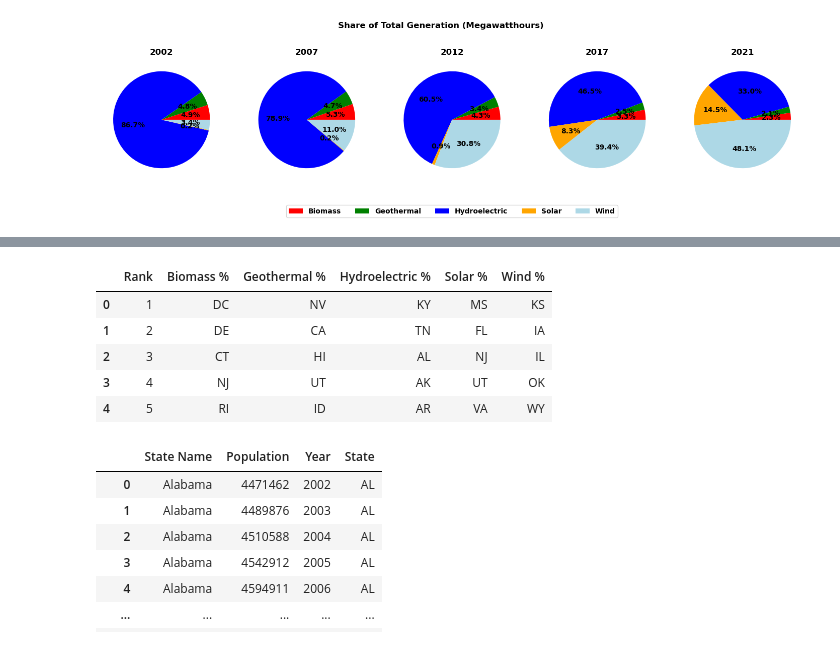
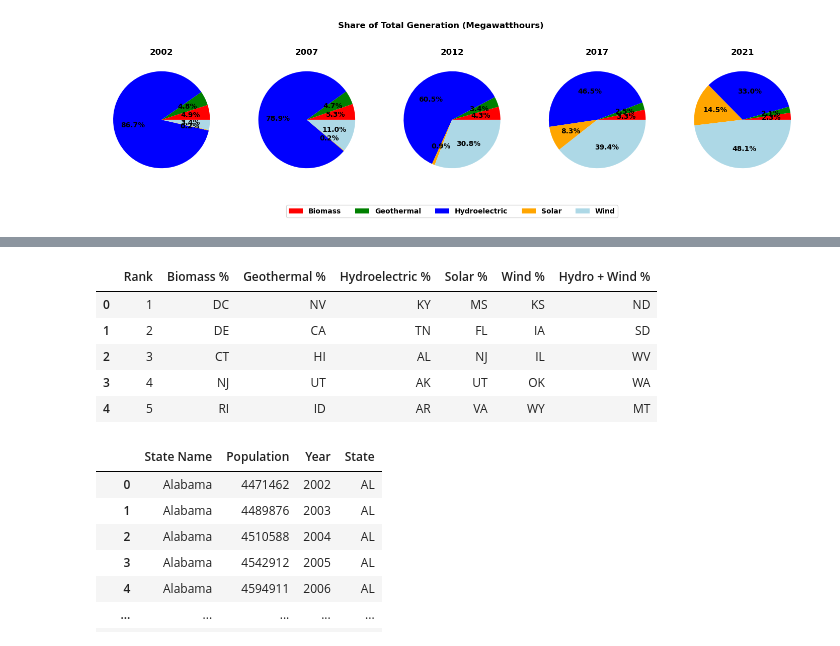
Before and after one commit to jrangel100/Project1, a Jupyter notebook: nrg_project_data-Copy.ipynb, the cells around one changed output, grey strips where cells are left out. Saved outputs shown, nothing was run; the diff lists cells and outputs as text; code cells hidden in the pictures.

```diff
--- a/nrg_project_data-Copy.ipynb
+++ b/nrg_project_data-Copy.ipynb
@@ -235,6 +235,7 @@ state_pct['Geothermal %'] = (state_pct[source_list[1]] / state_pct['Total'])
 state_pct['Hydroelectric %'] = (state_pct[source_list[2]] / state_pct['Total'])
 state_pct['Solar %'] = (state_pct[source_list[3]] / state_pct['Total'])
 state_pct['Wind %'] = (state_pct[source_list[4]] / state_pct['Total'])
-state_pct = state_pct.iloc[:, 6:11]
+state_pct['Hydro + Wind %'] = ((state_pct[source_list[2]] + state_pct[source_list[4]]) / state_pct['Total'])
+state_pct = state_pct.iloc[:, 6:12]
 state_pct
 # %% [output]
@@ -259,33 +260,36 @@ state_pct
 # %%
 ## Look at Top 5 states per Energy Source in 2021
 
 # Sort state_pct table by each Energy Source (descending)
 bio_pct = state_pct.sort_values(by=['Biomass %'], ascending = False)
 bio = list(bio_pct.iloc[0:5, 0].index)
 geo_pct = state_pct.sort_values(by=['Geothermal %'], ascending = False)
 geo = list(geo_pct.iloc[0:5, 1].index)
 hyd_pct = state_pct.sort_values(by=['Hydroelectric %'], ascending = False)
 hyd = list(hyd_pct.iloc[0:5, 2].index)
 sol_pct = state_pct.sort_values(by=['Solar %'], ascending = False)
 sol = list(sol_pct.iloc[0:5, 3].index)
 wnd_pct = state_pct.sort_values(by=['Wind %'], ascending = False)
 wnd = list(wnd_pct.iloc[0:5, 4].index)
+hyd_wnd_pct = state_pct.sort_values(by=['Hydro + Wind %'], ascending = False)
+hyd_wnd = list(hyd_wnd_pct.iloc[0:5, 5].index)
 
 # Create summary dataframe to show the top 5 states for each Energy Source
 summary = pd.DataFrame({'Rank': np.arange(1, 6, 1),
                         'Biomass %': bio,
                         'Geothermal %': geo,
                         'Hydroelectric %': hyd,
                         'Solar %': sol,
-                        'Wind %': wnd})
+                        'Wind %': wnd,
+                        'Hydro + Wind %': hyd_wnd})
 summary
 # %% [output]
-|  | Rank | Biomass % | Geothermal % | Hydroelectric % | Solar % | Wind % |
-| 0 | 1 | DC | NV | KY | MS | KS |
-| 1 | 2 | DE | CA | TN | FL | IA |
-| 2 | 3 | CT | HI | AL | NJ | IL |
-| 3 | 4 | NJ | UT | AK | UT | OK |
-| 4 | 5 | RI | ID | AR | VA | WY |
+|  | Rank | Biomass % | Geothermal % | Hydroelectric % | Solar % | Wind % | Hydro + Wind % |
+| 0 | 1 | DC | NV | KY | MS | KS | ND |
+| 1 | 2 | DE | CA | TN | FL | IA | SD |
+| 2 | 3 | CT | HI | AL | NJ | IL | WV |
+| 3 | 4 | NJ | UT | AK | UT | OK | WA |
+| 4 | 5 | RI | ID | AR | VA | WY | MT |
 # %%
 # Import Census Data
 # Census Data Sources
```
Also changed, not shown: parts of 2 cells of this notebook, 2 other files.
